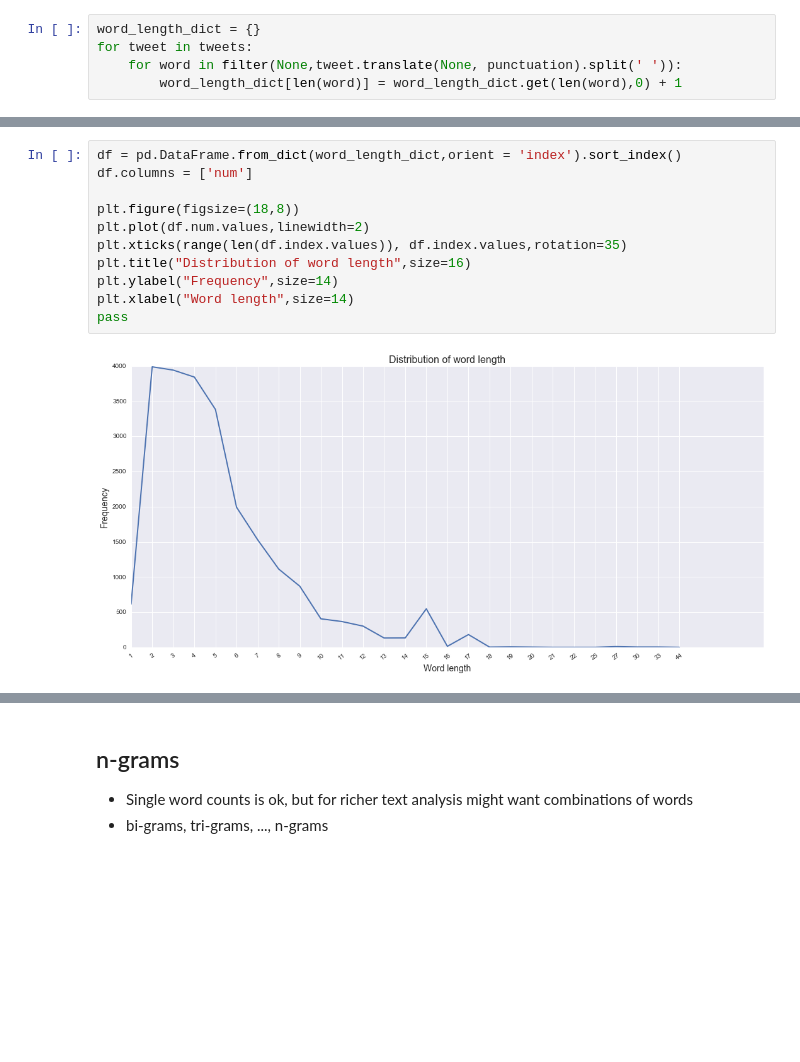
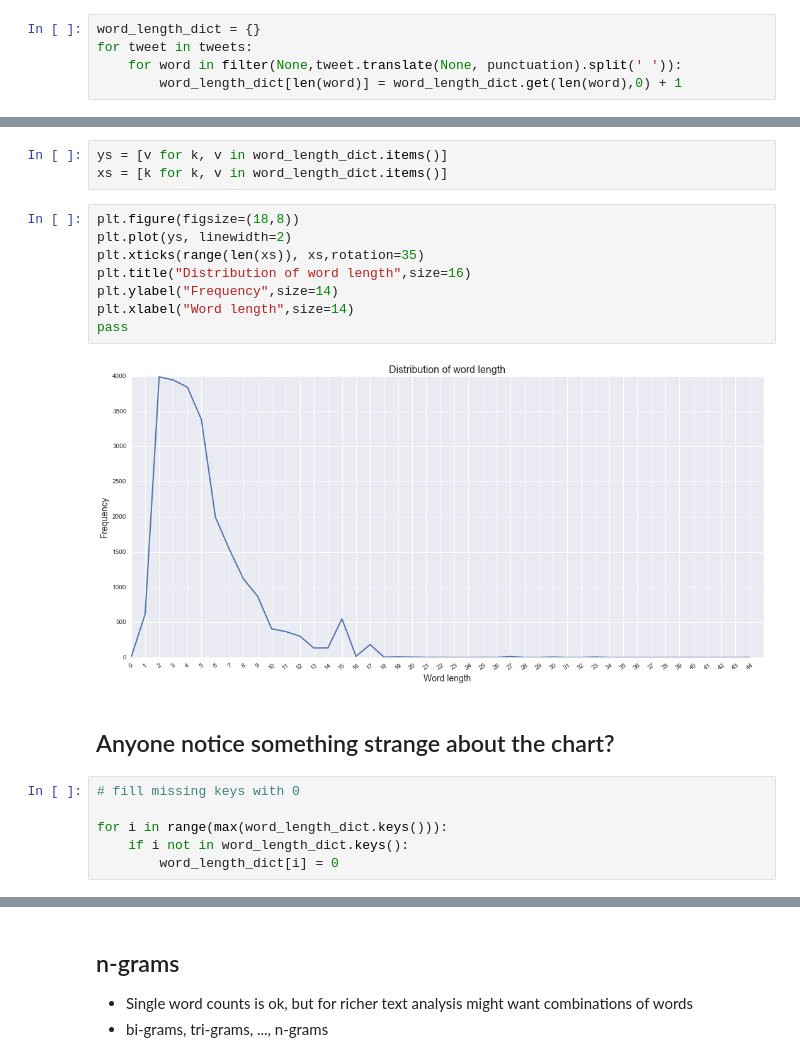
Before and after one commit to ilanman/gdi, a Jupyter notebook: week3/04_Week3_I_strings.ipynb, the cells around one changed output, grey strips where cells are left out. Drawn from its saved outputs; the diff is of its cells as text; blank space fills up the shorter version.

Commit message:
minor chart edits

```diff
--- a/week3/04_Week3_I_strings.ipynb
+++ b/week3/04_Week3_I_strings.ipynb
@@ -670,13 +729,21 @@ for tweet in tweets:
+# %%
+ys = [v for k, v in word_length_dict.items()]
+xs = [k for k, v in word_length_dict.items()]
 # %%
-df = pd.DataFrame.from_dict(word_length_dict,orient = 'index').sort_index()
-df.columns = ['num']
-
 plt.figure(figsize=(18,8))
-plt.plot(df.num.values,linewidth=2)
-plt.xticks(range(len(df.index.values)), df.index.values,rotation=35)
+plt.plot(ys, linewidth=2)
+plt.xticks(range(len(xs)), xs,rotation=35)
 plt.title("Distribution of word length",size=16)
 plt.ylabel("Frequency",size=14)
 plt.xlabel("Word length",size=14)
 pass
 # %% [output]
-[figure, old version]
+[figure, new version]
+# %% [markdown]
+## Anyone notice something strange about the chart?
+# %%
+# fill missing keys with 0
+
+for i in range(max(word_length_dict.keys())):
+    if i not in word_length_dict.keys():
+        word_length_dict[i] = 0
```
Also changed, not shown: parts of 19 cells of this notebook.
